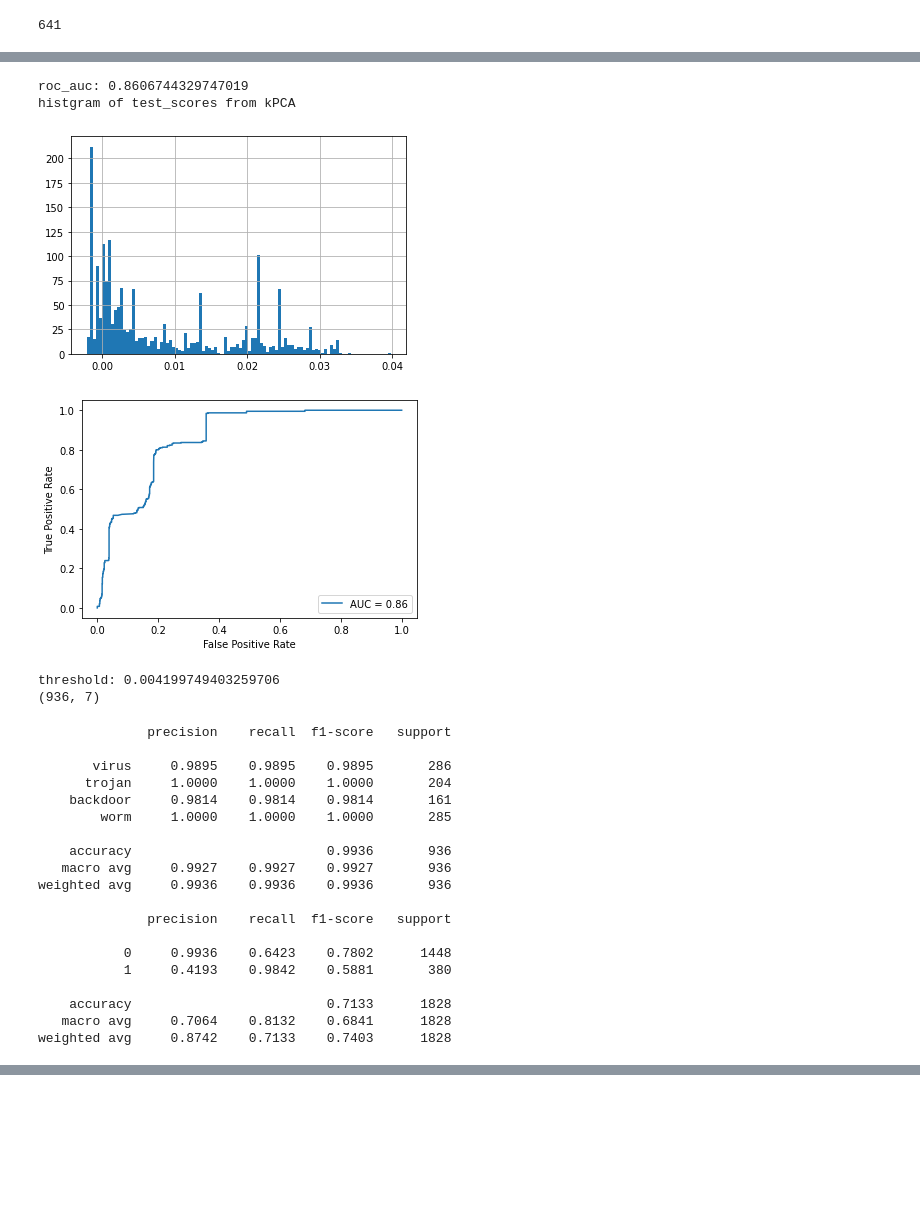
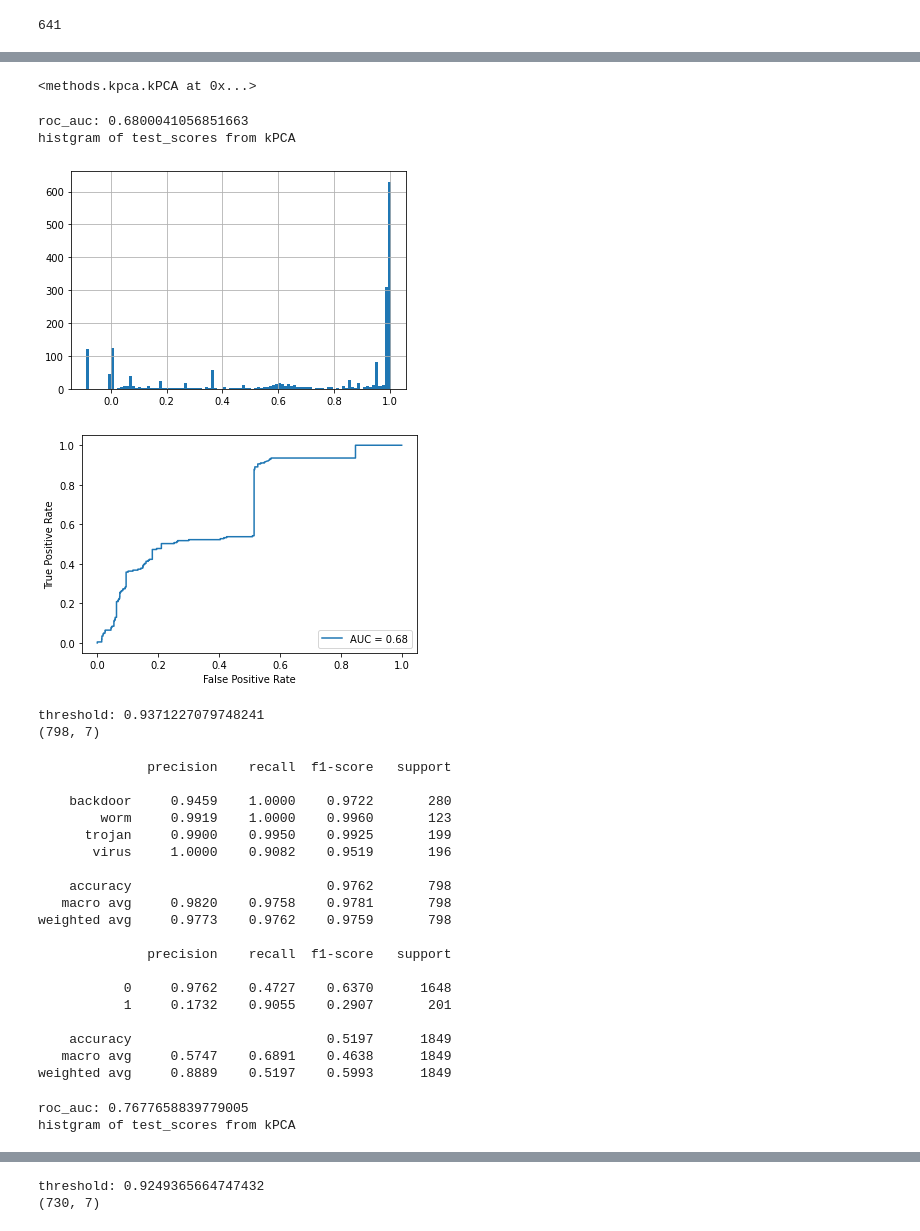
Before and after one commit to yuanchongbit/timeEvolved, a Jupyter notebook: TextCNN/textcnn_kpca.ipynb, the cells around one changed output, grey strips where cells are left out. Saved outputs shown, nothing was run; the diff lists cells and outputs as text; code cells hidden in the pictures; blank space fills up the shorter version.

Commit message:
textcnn_kpca: add different feature extractor

```diff
--- a/TextCNN/textcnn_kpca.ipynb
+++ b/TextCNN/textcnn_kpca.ipynb
@@ -136,7 +136,7 @@ len(list(le.classes_))
 # %% [output]
 641
 # %%
-def res_testset(data_test, model_split, model_kPCA):
+def res_testset(data_test, model_split, model_kPCA, layer_model):
     # preprocess data
     ood2label = {True: 0, False: 1}
     codes_test = data_test['name'].to_list()
@@ -144,7 +144,6 @@ def res_testset(data_test, model_split, model_kPCA):
     labels_test = np.array(labels_test.to_list())
     codes_test = codes_loader(codes_test)
 
-    layer_model = Model(inputs=model_split.input, outputs=model_split.layers[12].output)
     feature_test = layer_model.predict(codes_test)
 
     # kPCA anomaly detection
@@ -237,28 +265,44 @@ weighted avg     0.9463    0.9248    0.9313      1849
+# %%
+# 取全连接前的层作为特征提取器
+layer_model = Model(inputs=model_split.input, outputs=model_split.layers[10].output)
+data_train = pd.read_csv("data_train.csv")
+ood2label = {True: 0, False: 1}
+codes_train = data_train['name'].to_list()
+codes_train = codes_loader(codes_train)
+
+feature_train = layer_model.predict(codes_train)
+model_kPCA = kPCA(q = 50, sigma = 1.0985)
+model_kPCA.fit(feature_train)
+# %% [output]
+<methods.kpca.kPCA at 0x...>
 # %%
-res_testset(data_test_2, model_split, model_kPCA)
+res_testset(data_test_1, model_split, model_kPCA, layer_model)
+res_testset(data_test_2, model_split, model_kPCA, layer_model)
 # %% [output]
-roc_auc: 0.8606744329747019
+roc_auc: 0.6800041056851663
 histgram of test_scores from kPCA
-[figure, old version]
+[figure, new version]
-[figure, old version]
+[figure, new version]
-threshold: 0.004199749403259706
-(936, 7)
+threshold: 0.9371227079748241
+(798, 7)
               precision    recall  f1-score   support
 
-       virus     0.9895    0.9895    0.9895       286
-      trojan     1.0000    1.0000    1.0000       204
-    backdoor     0.9814    0.9814    0.9814       161
-        worm     1.0000    1.0000    1.0000       285
+    backdoor     0.9459    1.0000    0.9722       280
+        worm     0.9919    1.0000    0.9960       123
+      trojan     0.9900    0.9950    0.9925       199
+       virus     1.0000    0.9082    0.9519       196
 
-    accuracy                         0.9936       936
-   macro avg     0.9927    0.9927    0.9927       936
-weighted avg     0.9936    0.9936    0.9936       936
+    accuracy                         0.9762       798
+   macro avg     0.9820    0.9758    0.9781       798
+weighted avg     0.9773    0.9762    0.9759       798
 
               precision    recall  f1-score   support
 
-           0     0.9936    0.6423    0.7802      1448
-           1     0.4193    0.9842    0.5881       380
+           0     0.9762    0.4727    0.6370      1648
+           1     0.1732    0.9055    0.2907       201
 
-    accuracy                         0.7133      1828
-   macro avg     0.7064    0.8132    0.6841      1828
-weighted avg     0.8742    0.7133    0.7403      1828
+    accuracy                         0.5197      1849
+   macro avg     0.5747    0.6891    0.4638      1849
+weighted avg     0.8889    0.5197    0.5993      1849
+roc_auc: 0.7677658839779005
+histgram of test_scores from kPCA
@@ -264,0 +311,2 @@ weighted avg     0.8742    0.7133    0.7403      1828
+threshold: 0.9249365664747432
+(730, 7)
```
Also changed, not shown: parts of 4 cells of this notebook.
